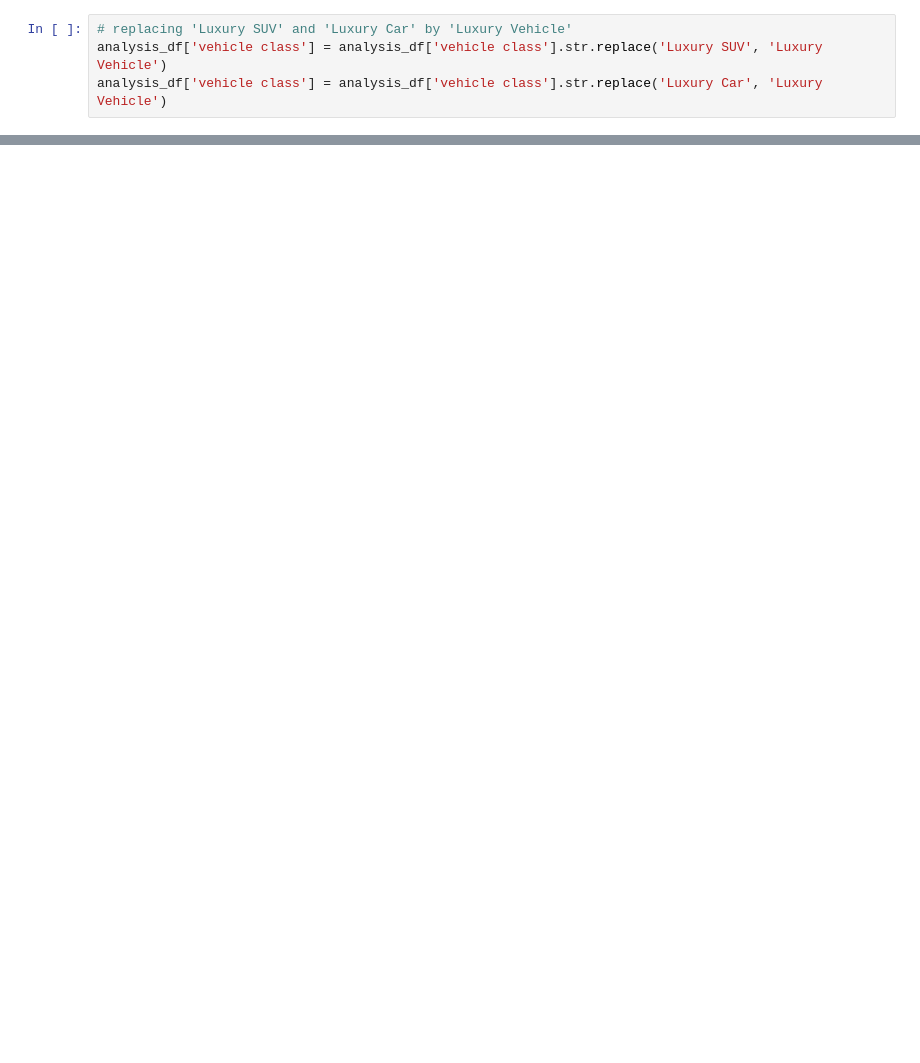
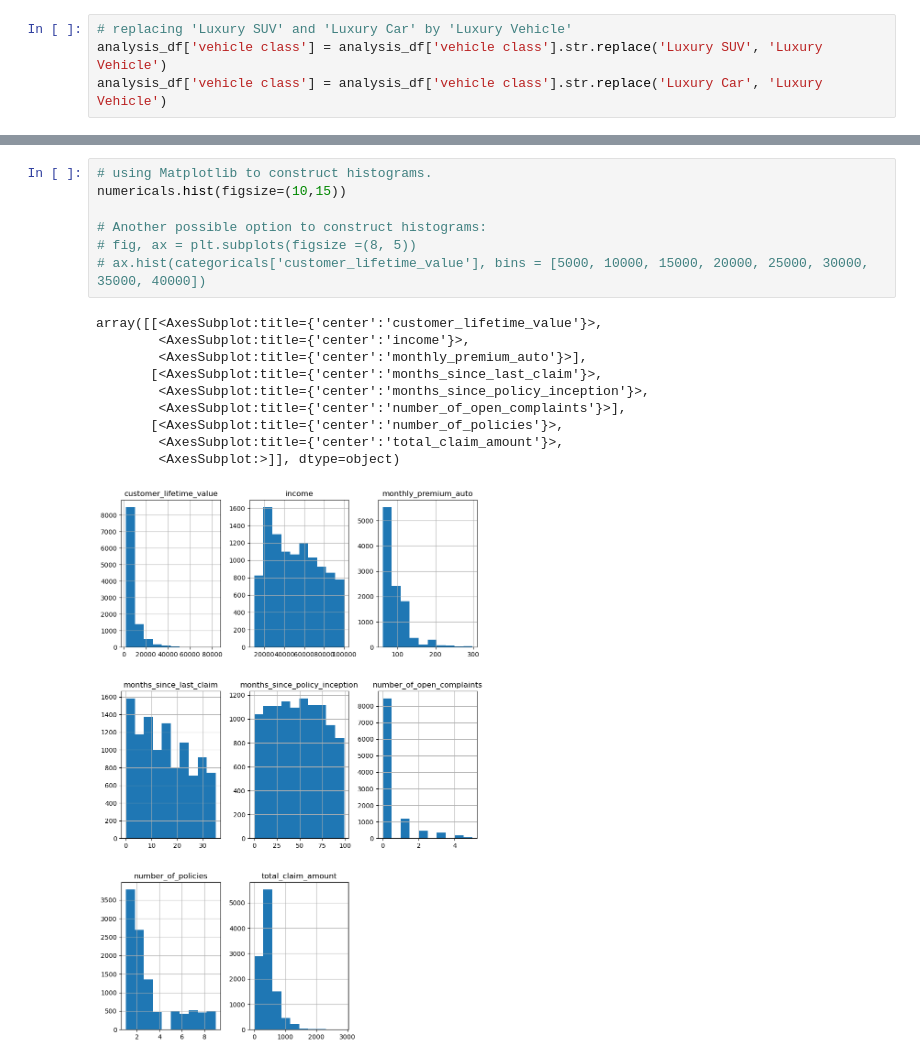
Before and after one commit to LaurensDu/IH_Labs_submissions_Laurens, a Jupyter notebook: week_2/lab_customer_analysis_case_study.ipynb, the cells around one changed output, grey strips where cells are left out. Cells and saved outputs as stored; diff of their text form; blank space fills up the shorter version.

```diff
--- a/week_2/lab_customer_analysis_case_study.ipynb
+++ b/week_2/lab_customer_analysis_case_study.ipynb
@@ -288,0 +331,18 @@ analysis_df['vehicle class'] = analysis_df['vehicle class'].str.replace('Luxury
+# %%
+# using Matplotlib to construct histograms.
+numericals.hist(figsize=(10,15))
+
+# Another possible option to construct histograms:
+# fig, ax = plt.subplots(figsize =(8, 5))
+# ax.hist(categoricals['customer_lifetime_value'], bins = [5000, 10000, 15000, 20000, 25000, 30000, 35000, 40000])
+# %% [output]
+array([[<AxesSubplot:title={'center':'customer_lifetime_value'}>,
+        <AxesSubplot:title={'center':'income'}>,
+        <AxesSubplot:title={'center':'monthly_premium_auto'}>],
+       [<AxesSubplot:title={'center':'months_since_last_claim'}>,
+        <AxesSubplot:title={'center':'months_since_policy_inception'}>,
+        <AxesSubplot:title={'center':'number_of_open_complaints'}>],
+       [<AxesSubplot:title={'center':'number_of_policies'}>,
+        <AxesSubplot:title={'center':'total_claim_amount'}>,
+        <AxesSubplot:>]], dtype=object)
+[figure, added]
```
Also changed, not shown: parts of 21 cells of this notebook.
